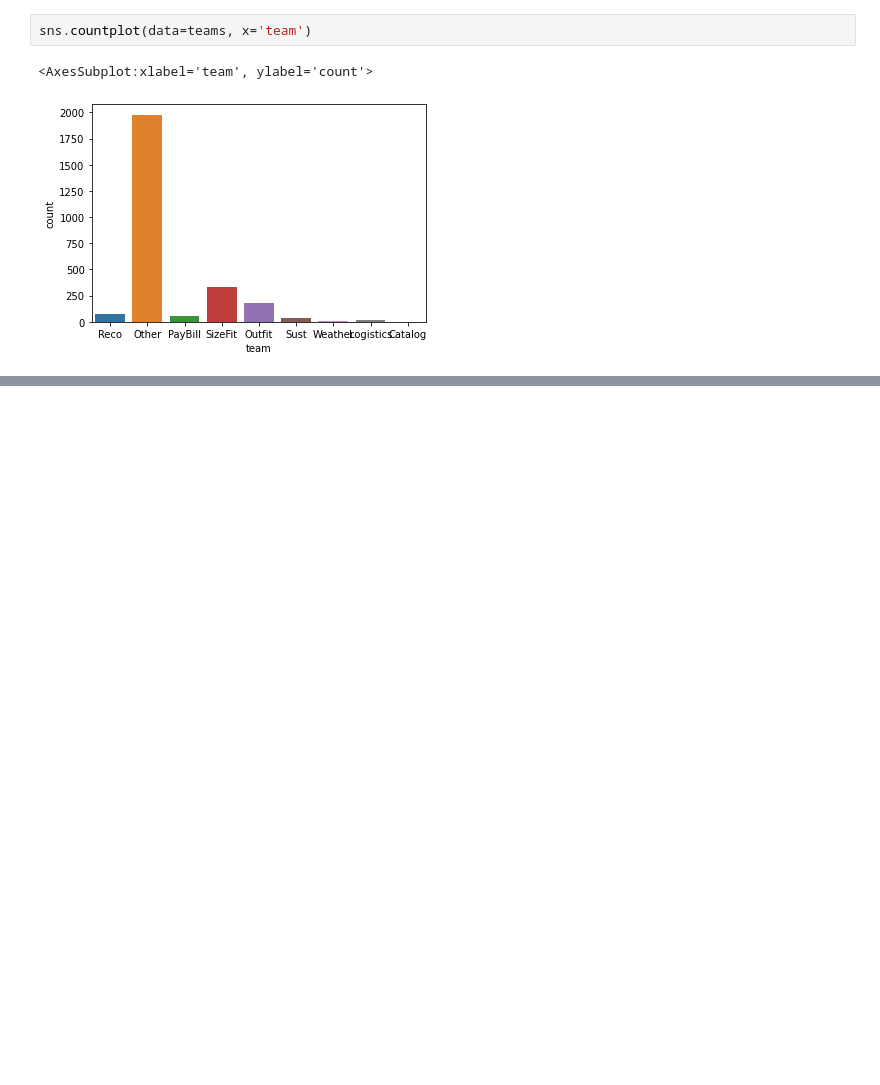
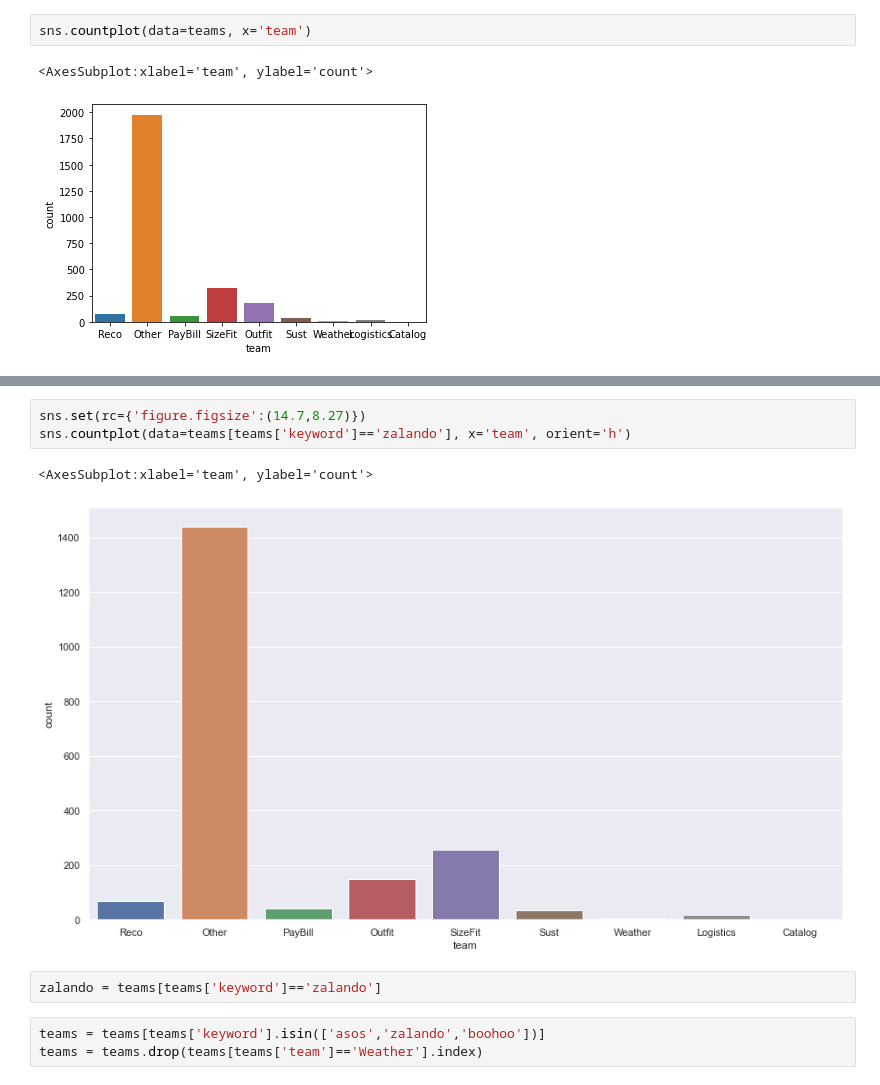
Before and after one commit to C-JoGit/Zalando_Analytics_HWR_BIPM, a Jupyter notebook: 5. topic definition de.ipynb, the cells around one changed output, grey strips where cells are left out. Saved outputs shown, nothing was run; the diff lists cells and outputs as text; blank space fills up the shorter version.

```diff
--- a/5. topic definition de.ipynb
+++ b/5. topic definition de.ipynb
@@ -220,0 +244,11 @@ sns.countplot(data=teams, x='team')
+# %%
+sns.set(rc={'figure.figsize':(14.7,8.27)})
+sns.countplot(data=teams[teams['keyword']=='zalando'], x='team', orient='h')
+# %% [output]
+<AxesSubplot:xlabel='team', ylabel='count'>
+[figure, added]
+# %%
+zalando = teams[teams['keyword']=='zalando']
+# %%
+teams = teams[teams['keyword'].isin(['asos','zalando','boohoo'])]
+teams = teams.drop(teams[teams['team']=='Weather'].index)
```
Also changed, not shown: parts of 37 cells of this notebook, 2 other files.
